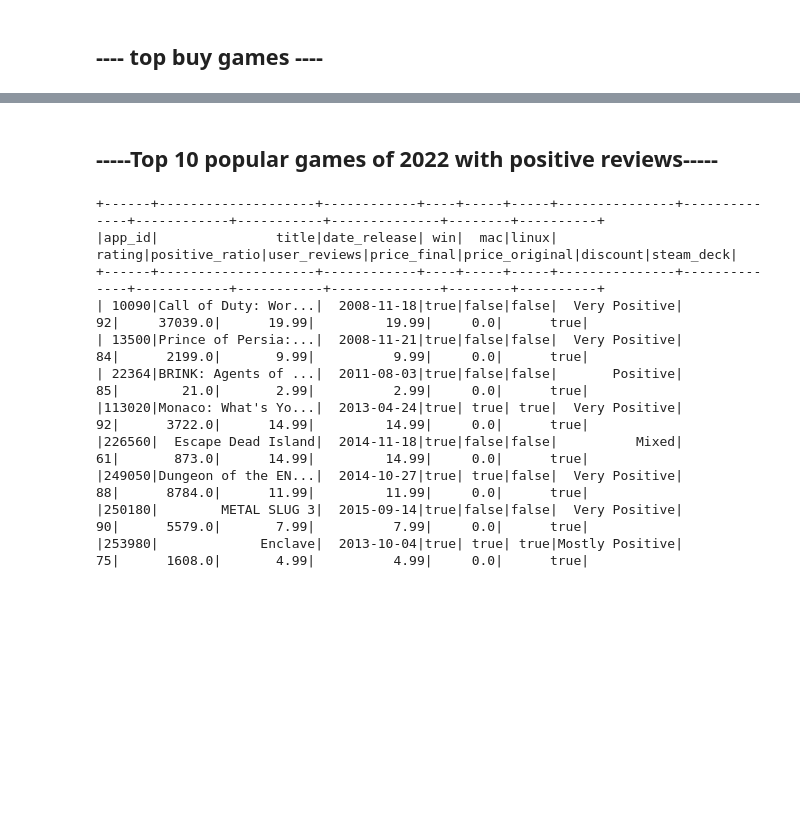
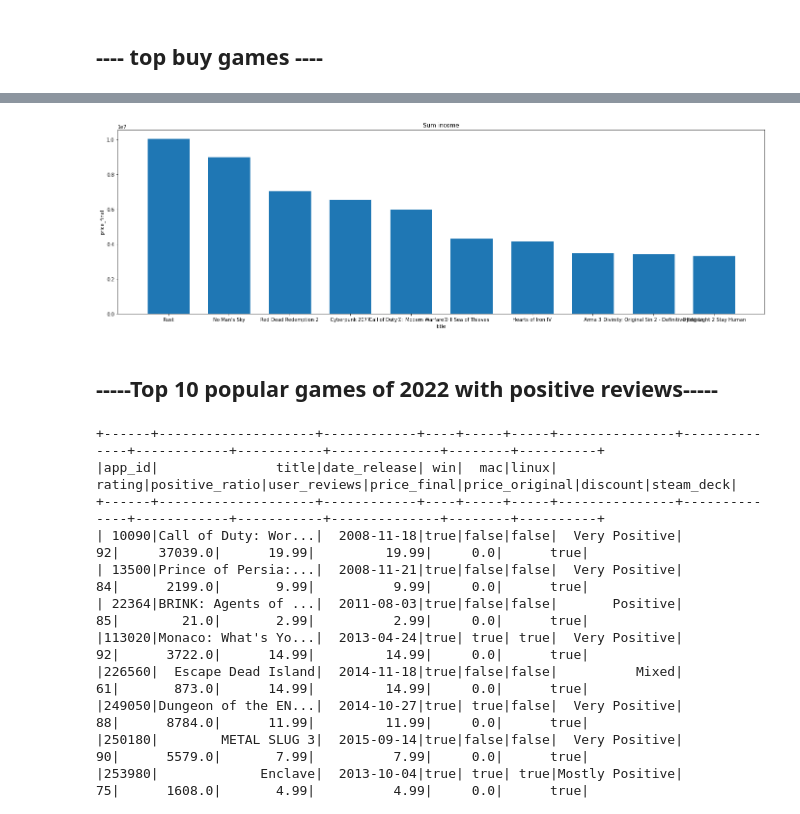
Before and after one commit to tak-231/MyProject, a Jupyter notebook: game_recommendations_on_steam.ipynb, the cells around one changed output, grey strips where cells are left out. Drawn from its saved outputs; the diff is of its cells as text; code cells hidden in the pictures; blank space fills up the shorter version.

```diff
--- a/game_recommendations_on_steam.ipynb
+++ b/game_recommendations_on_steam.ipynb
@@ -575,6 +563,6 @@ only showing top 20 rows
 # %%
 # from pyspark.sql.functions import *
-price_ord = price.orderBy(f.col('sum(price_original)').desc())
+price_ord = price.orderBy(f.col('sum(price_final)').desc())
 price_ord.show(20)
 # %% [output]
 +-------+--------------------+-----------------+-------------------+-------------------+-------------+--------------------+
@@ -595,2 +583,5 @@ price_ord.show(20)
 +-------+--------------------+-----------------+-------------------+-------------------+-------------+--------------------+
 only showing top 20 rows
+# %%
+price_ord = price_ord.toPandas()
+price_ord.head(10)
@@ -597,3 +600,13 @@ only showing top 20 rows
+# %%
+fig, ax = plt.subplots(figsize =(24,7))
+ax.bar(price_ord['title'][:10],price_ord["sum(price_final)"][:10],width=0.7, edgecolor="white", linewidth=1)
+# ax.set(xlim=(0, 8),ylim=(0, 8))
+plt.title("Sum income")
+plt.xlabel('title')
+plt.ylabel('price_final')
+plt.show()
+# %% [output]
+[figure, added]
 # %% [markdown]
 ## -----Top 10 popular games of 2022 with positive reviews-----
 # %%
```
Also changed, not shown: parts of 78 cells of this notebook.
